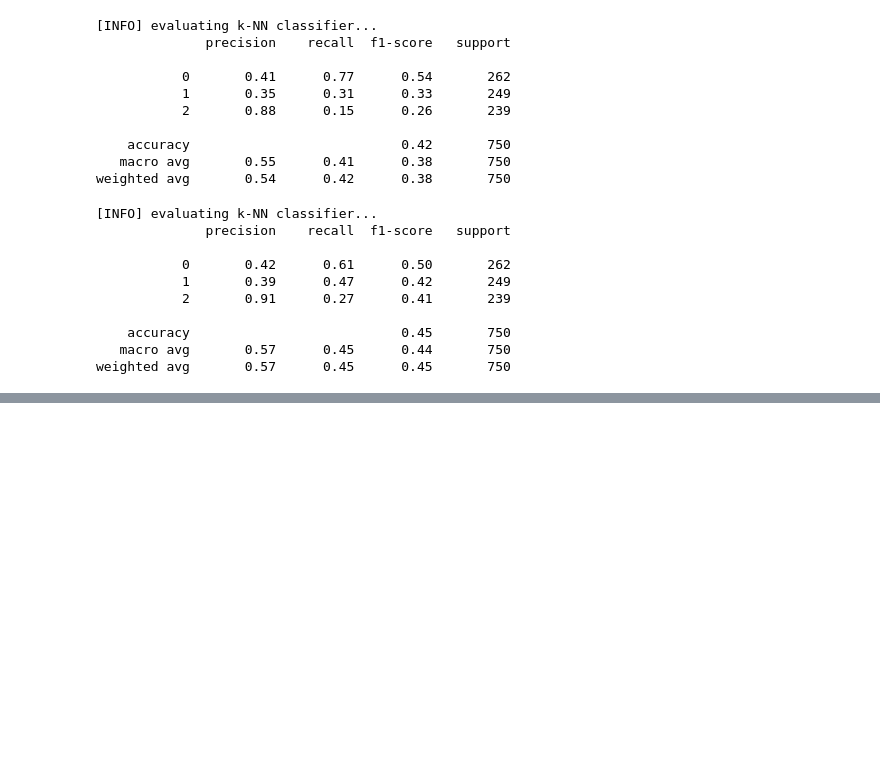
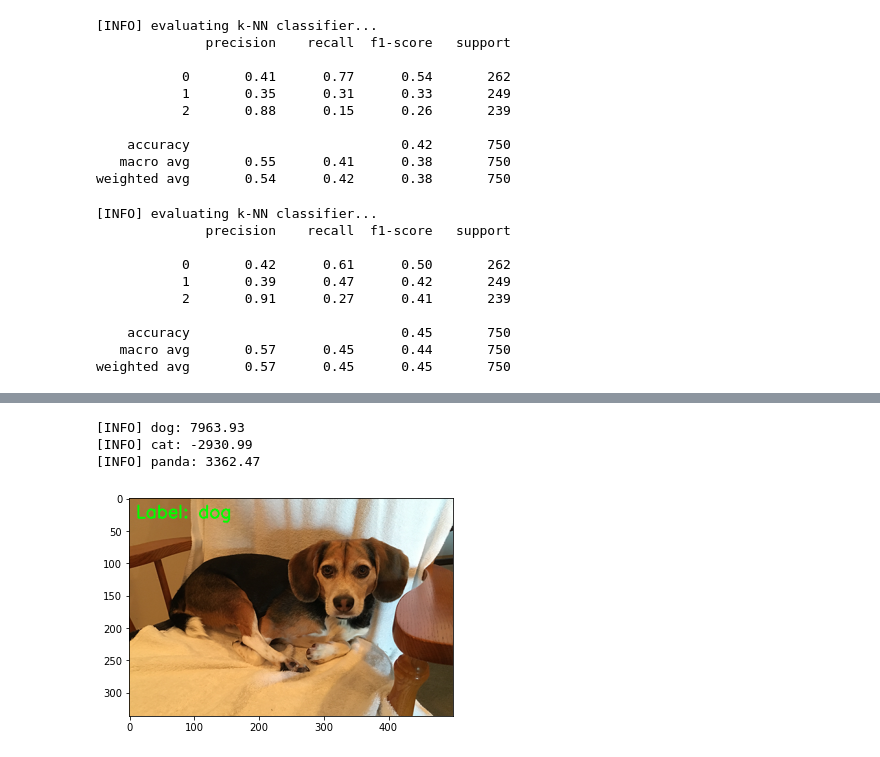
Before and after one commit to christianio123/Projects, a Jupyter notebook: ComputerVision/1_ImageClassifierFundamentals/ImageClassifierFundamentals_KNN.ipynb, the cells around one changed output, grey strips where cells are left out. Drawn from its saved outputs; the diff is of its cells as text; code cells hidden in the pictures; blank space fills up the shorter version.

Commit message:
More Image Fundamentals

```diff
--- a/ComputerVision/1_ImageClassifierFundamentals/ImageClassifierFundamentals_KNN.ipynb
+++ b/ComputerVision/1_ImageClassifierFundamentals/ImageClassifierFundamentals_KNN.ipynb
@@ -193,0 +209,46 @@ Two k-NN classifiers were conducted. The first k-NN classifier measuring the clo
+# %%
+# import packages
+import numpy as np
+import cv2
+import matplotlib.pyplot as plt
+
+# initialize class labels and set the seed of the pseudorandom number generator to reproduce results
+labels = ["dog", "cat", "panda"]
+np.random.seed(1)
+
+# randomly initialize weights and bias for demonstrations purposes
+W = np.random.randn(3,3072)
+b = np.random.randn(3)
+
+# load example image, then resize and flatten into a "feature vector"
+orig_image = cv2.imread("datasets/beagle.png")
+image = cv2.resize(orig_image, (32,32)).flatten()
+
+# calculate the output scores using the standard formula for linear classification
+# Wx_i + b
+scores = W.dot(image) + b
+
+# loop over scores and labels
+for (label,score) in zip(labels, scores):
+    print("[INFO] {}: {:.2f}".format(label,score))
+
+# place label with highest prediction on image
+cv2.putText(orig_image, "Label: {}".format(labels[np.argmax(scores)]),
+           (10, 30), cv2.FONT_HERSHEY_SIMPLEX, 0.9, (0, 255, 0), 2)
+
+# display input image
+#cv2.imshow("Image", orig_image)
+#cv2.waitKey(0)
+
+# save image to show result within jupyter notebook
+#file_path = r"C:\Users\chris\Desktop\Projects\ComputerVision\1_ImageClassifierFundamentals"
+cv2.imwrite("Image.png", orig_image)
+cv2.waitKey(0)
+
+img = cv2.imread('Image.png')[:,:,::-1]
+plt.imshow(img);
+# %% [output]
+[INFO] dog: 7963.93
+[INFO] cat: -2930.99
+[INFO] panda: 3362.47
+[figure, added]
```
Also changed, not shown: parts of 1 cell of this notebook, 2 other files.
